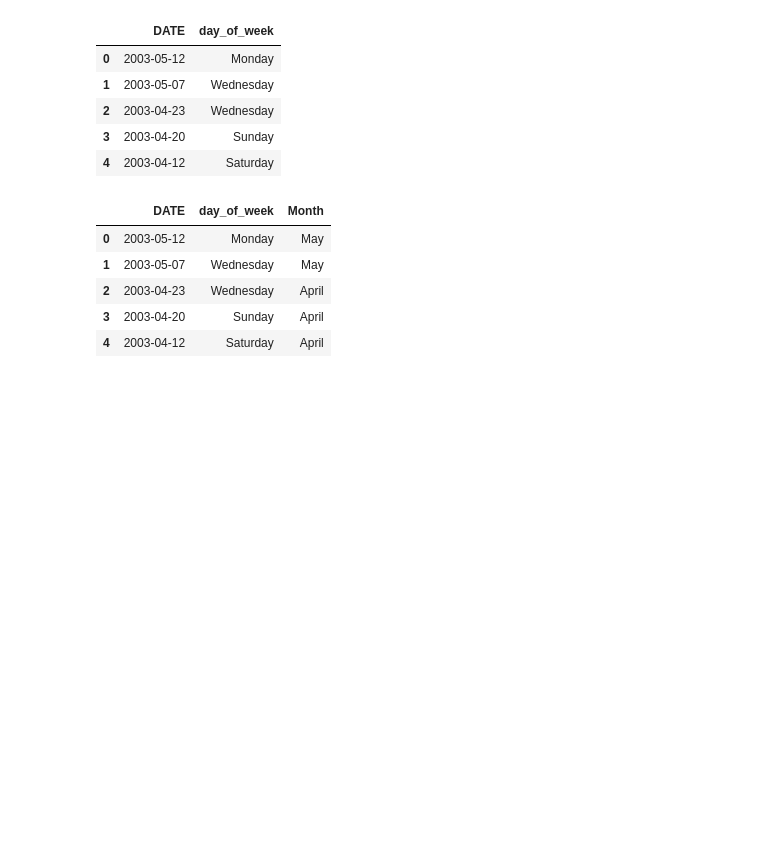
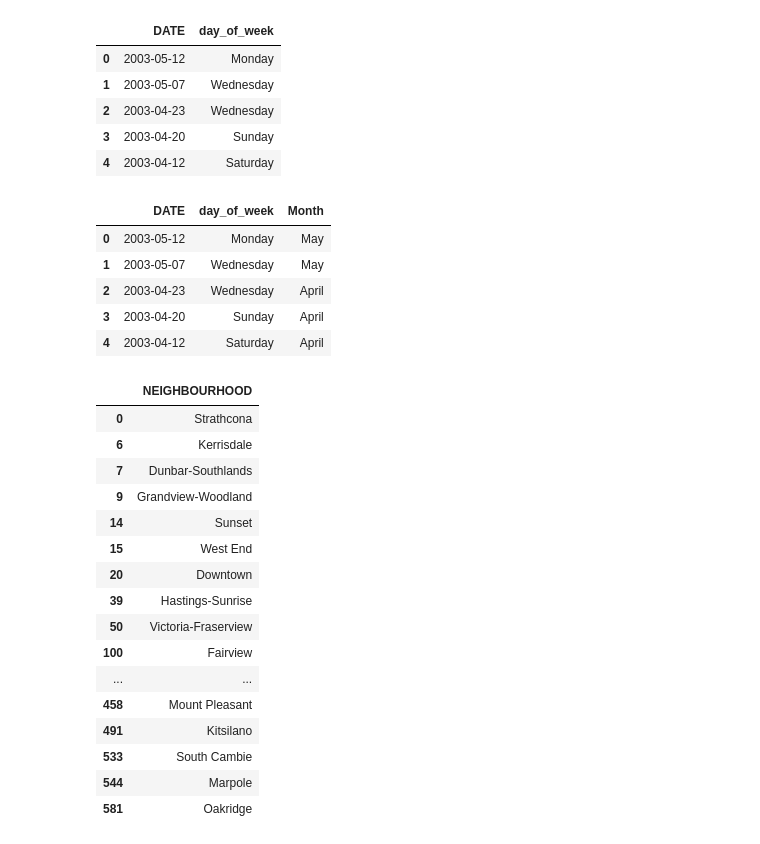
Before and after one commit to chluchy/van_crime, a Jupyter notebook: add_pre_process_Liza.ipynb, the cells around one changed output. Cells and saved outputs as stored; diff of their text form; code cells hidden in the pictures; blank space fills up the shorter version.

```diff
--- a/add_pre_process_Liza.ipynb
+++ b/add_pre_process_Liza.ipynb
@@ -57,0 +60,20 @@ date_df.to_csv("days_of_week.csv")
+# %%
+data[['NEIGHBOURHOOD']].drop_duplicates()
+# %% [output]
+|  | NEIGHBOURHOOD |
+| 0 | Strathcona |
+| 6 | Kerrisdale |
+| 7 | Dunbar-Southlands |
+| 9 | Grandview-Woodland |
+| 14 | Sunset |
+| 15 | West End |
+| 20 | Downtown |
+| 39 | Hastings-Sunrise |
+| 50 | Victoria-Fraserview |
+| 100 | Fairview |
+| ... | ... |
+| 458 | Mount Pleasant |
+| 491 | Kitsilano |
+| 533 | South Cambie |
+| 544 | Marpole |
+| 581 | Oakridge |
```
Also changed, not shown: parts of 13 cells of this notebook, 7 other files.
